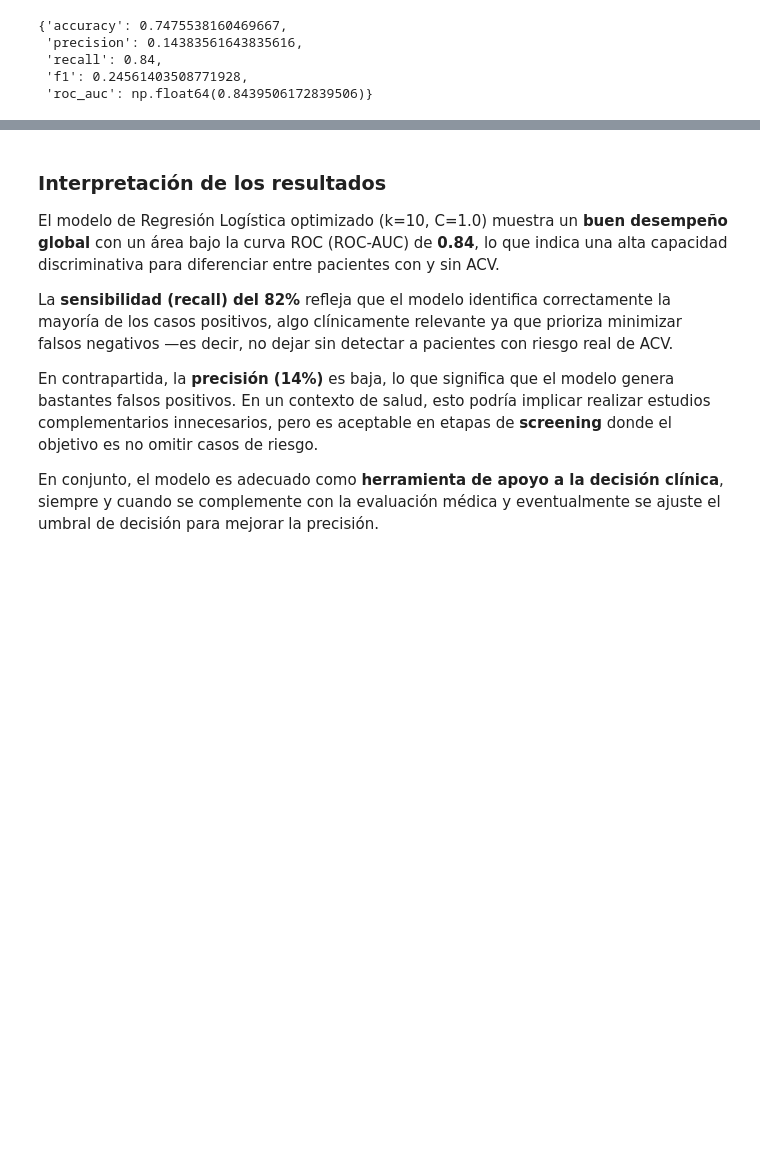
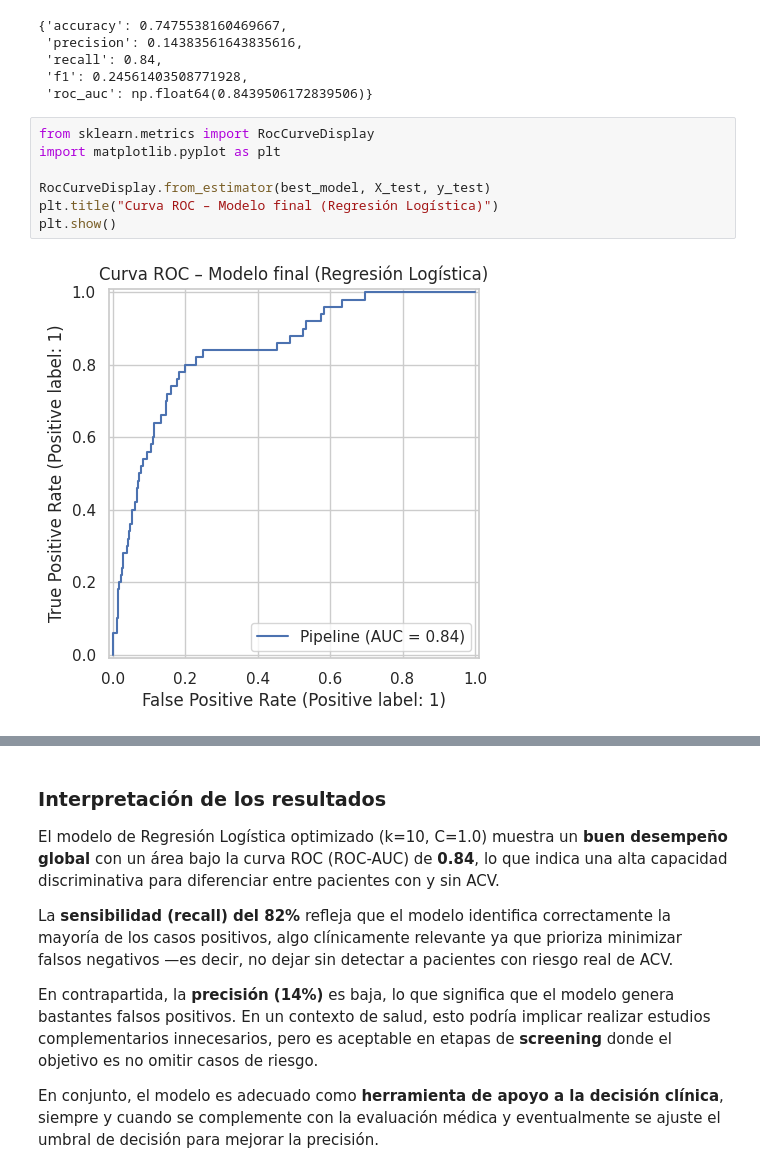
Before and after one commit to DaniPorticella/proyecto_stroke_coderhouse, a Jupyter notebook: ProyectoParteIII_Porticella.ipynb, the cells around one changed output, grey strips where cells are left out. Saved outputs shown, nothing was run; the diff lists cells and outputs as text; blank space fills up the shorter version.

```diff
--- a/ProyectoParteIII_Porticella.ipynb
+++ b/ProyectoParteIII_Porticella.ipynb
@@ -749,3 +749,12 @@ metrics
  'recall': 0.84,
  'f1': 0.24561403508771928,
  'roc_auc': np.float64(0.8439506172839506)}
+# %%
+from sklearn.metrics import RocCurveDisplay
+import matplotlib.pyplot as plt
+
+RocCurveDisplay.from_estimator(best_model, X_test, y_test)
+plt.title("Curva ROC – Modelo final (Regresión Logística)")
+plt.show()
+# %% [output]
+[figure, added]
```
Also changed, not shown: parts of 1 cell of this notebook.
